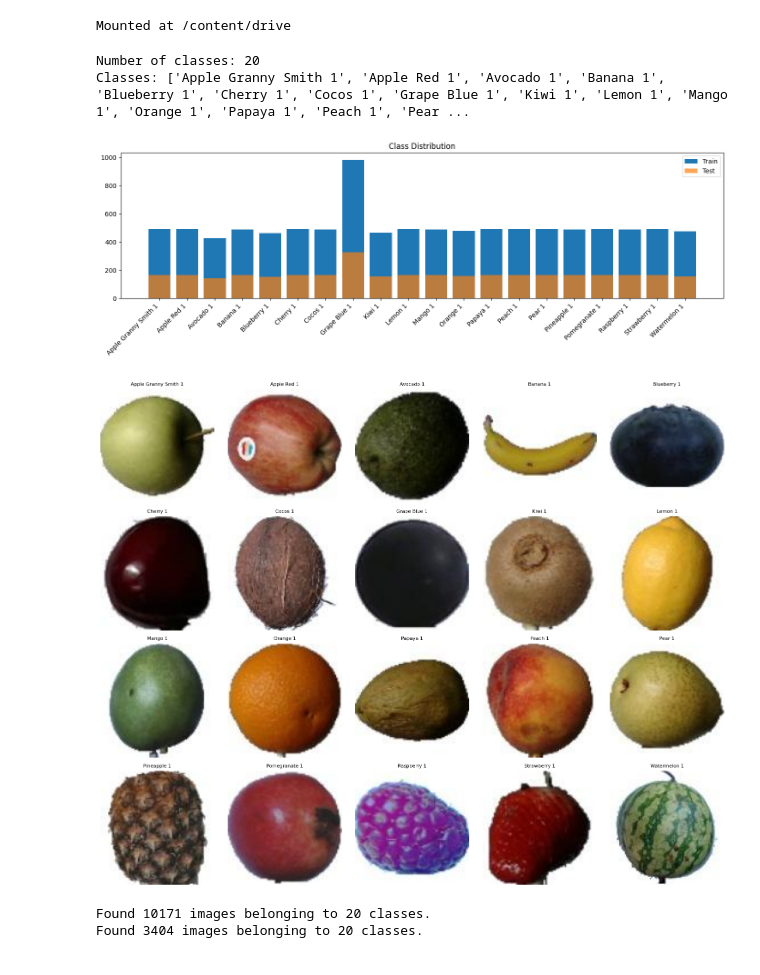
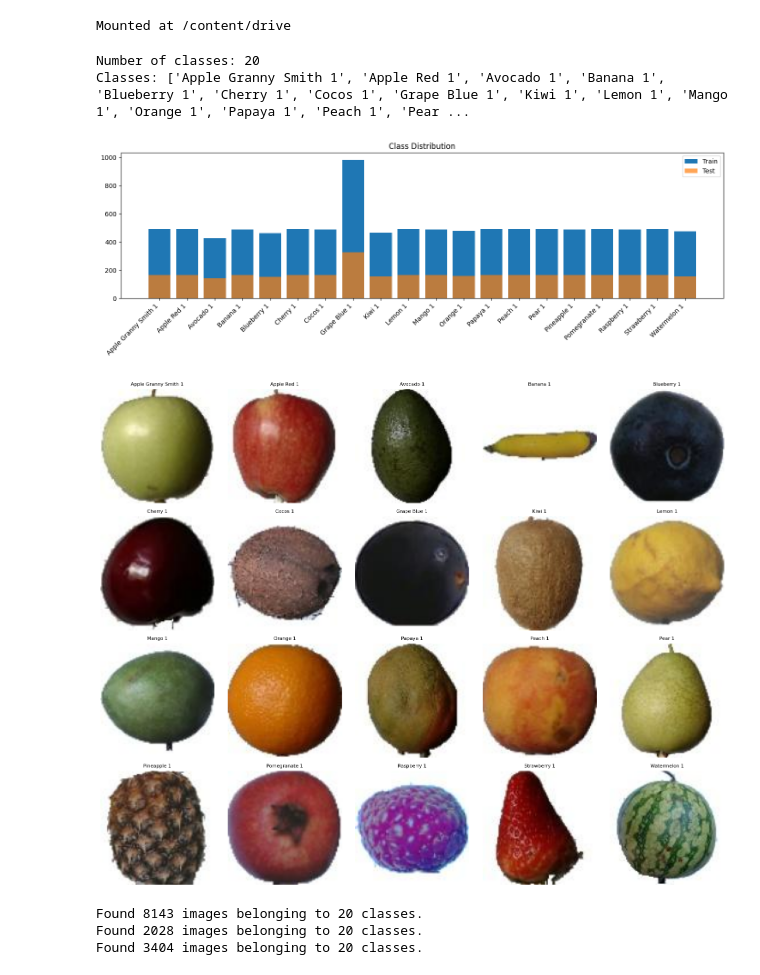
Before and after one commit to Mispragya005/AI_Coursework_FinalYear, a Jupyter notebook: Part-II/2408418_PragyaMishra_AI_Assignment.ipynb, the cells around one changed output. Drawn from its saved outputs; the diff is of its cells as text; code cells hidden in the pictures.

```diff
--- a/Part-II/2408418_PragyaMishra_AI_Assignment.ipynb
+++ b/Part-II/2408418_PragyaMishra_AI_Assignment.ipynb
@@ -8,59 +11,93 @@ with zipfile.ZipFile('/content/drive/MyDrive/fruits_20_clean.zip', 'r') as z:
 # %% [output]
 Mounted at /content/drive
 # %%
+"""
+This is to perform EDA. Explores dataset and places them in key:value pairs
+and later build a barchart to show.
+
+From each classes it notes the amount of fruit images present there.
+
+"""
 import os, matplotlib.pyplot as plt, numpy as np
 from PIL import Image
 from collections import Counter
 
 train_dir = '/content/fruits/Training'
 test_dir  = '/content/fruits/Test'
 
 classes = sorted(os.listdir(train_dir))
 print(f"Number of classes: {len(classes)}")
 print(f"Classes: {classes}")
 
 train_counts = {c: len(os.listdir(os.path.join(train_dir, c))) for c in classes}
 test_counts  = {c: len(os.listdir(os.path.join(test_dir,  c))) for c in classes}
 
 plt.figure(figsize=(14,5))
 plt.bar(train_counts.keys(), train_counts.values(), label='Train')
 plt.bar(test_counts.keys(),  test_counts.values(),  label='Test', alpha=0.7)
 plt.xticks(rotation=45, ha='right')
 plt.legend(); plt.title("Class Distribution"); plt.tight_layout(); plt.show()
 
 fig, axes = plt.subplots(4, 5, figsize=(15, 12))
 for ax, cls in zip(axes.flatten(), classes):
     img_path = os.path.join(train_dir, cls, os.listdir(os.path.join(train_dir, cls))[0])
     ax.imshow(Image.open(img_path))
     ax.set_title(cls, fontsize=8); ax.axis('off')
 plt.tight_layout(); plt.show()
 # %% [output]
 Number of classes: 20
 Classes: ['Apple Granny Smith 1', 'Apple Red 1', 'Avocado 1', 'Banana 1', 'Blueberry 1', 'Cherry 1', 'Cocos 1', 'Grape Blue 1', 'Kiwi 1', 'Lemon 1', 'Mango 1', 'Orange 1', 'Papaya 1', 'Peach 1', 'Pear ...
 [figure]
-[figure, old version]
+[figure, new version]
 # %%
+"""
+It prepares the data for training. It makes the images of same size through pixels.
+
+Also it now divides the data into three parts test, train and validate.
+"""
+
 from tensorflow.keras.preprocessing.image import ImageDataGenerator
 
-IMG_SIZE = (100, 100)
-BATCH_SIZE = 32
+IMG_SIZE = (100,100)
+BATCH_SIZE = 32  #how many images AI will look at in one time
 
-train_gen = ImageDataGenerator(
-    rescale=1./255,
+datagen = ImageDataGenerator(
+    rescale=1./255,  #This is normalization as it performs well with small scale.
     rotation_range=20,
     width_shift_range=0.1,
     height_shift_range=0.1,
     horizontal_flip=True,
-    zoom_range=0.1
+    zoom_range=0.1,
+    validation_split=0.2
 )
 
-test_gen = ImageDataGenerator(rescale=1./255)
+train_data = datagen.flow_from_directory(
+    train_dir,
+    target_size=IMG_SIZE,
+    batch_size=BATCH_SIZE,
+    class_mode='categorical',
+    subset='training'
+)
 
-train_data = train_gen.flow_from_directory(train_dir, target_size=IMG_SIZE, batch_size=BATCH_SIZE, class_mode='categorical')
-test_data  = test_gen.flow_from_directory(test_dir,  target_size=IMG_SIZE, batch_size=BATCH_SIZE, class_mode='categorical', shuffle=False)
+val_data = datagen.flow_from_directory(
+    train_dir,
+    target_size=IMG_SIZE,
+    batch_size=BATCH_SIZE,  # Helps detect overfitting in a model.
+    class_mode='categorical',
+    subset='validation'
+)
 
-NUM_CLASSES = len(classes)  # 20
+test_data = ImageDataGenerator(rescale=1./255).flow_from_directory(
+    test_dir,
+    target_size=IMG_SIZE,
+    batch_size=BATCH_SIZE,
+    class_mode='categorical',
+    shuffle=False
+)
+
+NUM_CLASSES = len(classes)
 # %% [output]
-Found 10171 images belonging to 20 classes.
+Found 8143 images belonging to 20 classes.
+Found 2028 images belonging to 20 classes.
 Found 3404 images belonging to 20 classes.
 # %%
```
Also changed, not shown: parts of 15 cells of this notebook.
